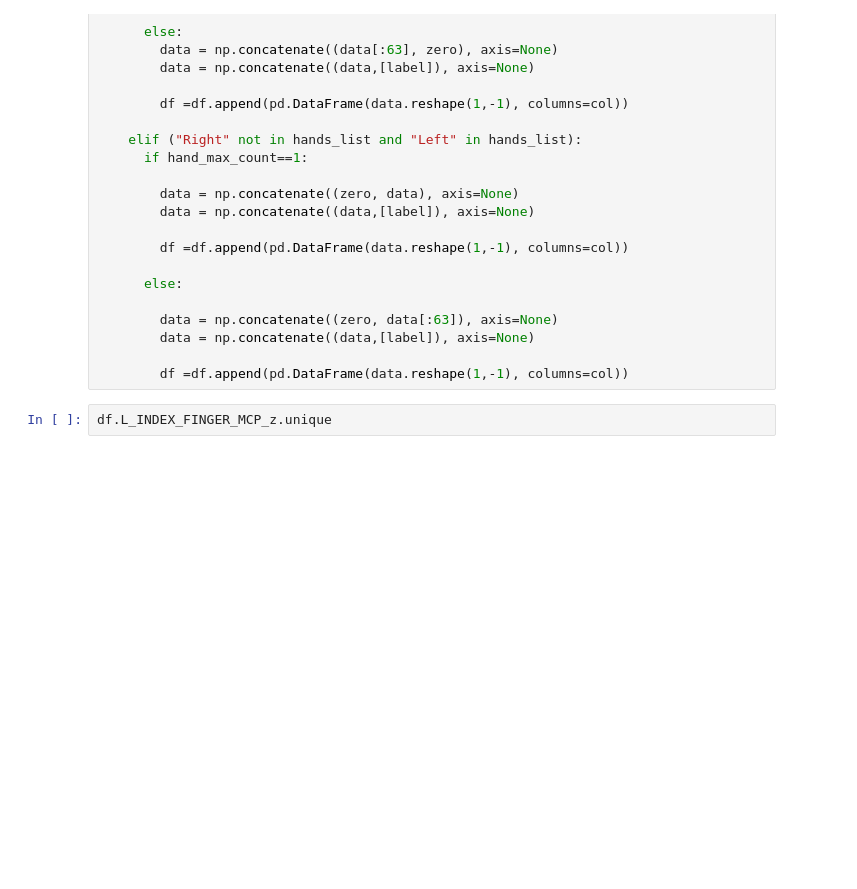
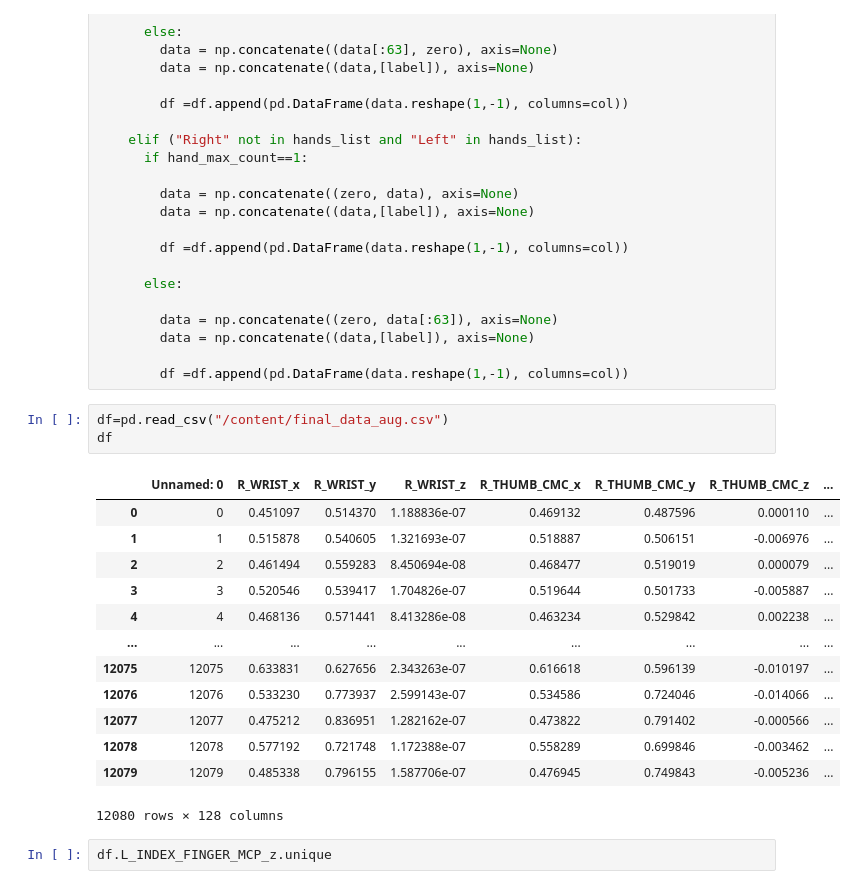
Before and after one commit to BouzCS/Sign-Language-Detection, a Jupyter notebook: Sign_Language_Detection.ipynb, the cells around one changed output. Cells and saved outputs as stored; diff of their text form; blank space fills up the shorter version.

```diff
--- a/Sign_Language_Detection.ipynb
+++ b/Sign_Language_Detection.ipynb
@@ -395,6 +403,23 @@ with mp_hands.Hands(
         data = np.concatenate((data,[label]), axis=None)
 
         df =df.append(pd.DataFrame(data.reshape(1,-1), columns=col))
+# %%
+df=pd.read_csv("/content/final_data_aug.csv")
+df
+# %% [output]
+|  | Unnamed: 0 | R_WRIST_x | R_WRIST_y | R_WRIST_z | R_THUMB_CMC_x | R_THUMB_CMC_y | R_THUMB_CMC_z | ... |
+| 0 | 0 | 0.451097 | 0.514370 | 1.188836e-07 | 0.469132 | 0.487596 | 0.000110 | ... |
+| 1 | 1 | 0.515878 | 0.540605 | 1.321693e-07 | 0.518887 | 0.506151 | -0.006976 | ... |
+| 2 | 2 | 0.461494 | 0.559283 | 8.450694e-08 | 0.468477 | 0.519019 | 0.000079 | ... |
+| 3 | 3 | 0.520546 | 0.539417 | 1.704826e-07 | 0.519644 | 0.501733 | -0.005887 | ... |
+| 4 | 4 | 0.468136 | 0.571441 | 8.413286e-08 | 0.463234 | 0.529842 | 0.002238 | ... |
+| ... | ... | ... | ... | ... | ... | ... | ... | ... |
+| 12075 | 12075 | 0.633831 | 0.627656 | 2.343263e-07 | 0.616618 | 0.596139 | -0.010197 | ... |
+| 12076 | 12076 | 0.533230 | 0.773937 | 2.599143e-07 | 0.534586 | 0.724046 | -0.014066 | ... |
+| 12077 | 12077 | 0.475212 | 0.836951 | 1.282162e-07 | 0.473822 | 0.791402 | -0.000566 | ... |
+| 12078 | 12078 | 0.577192 | 0.721748 | 1.172388e-07 | 0.558289 | 0.699846 | -0.003462 | ... |
+| 12079 | 12079 | 0.485338 | 0.796155 | 1.587706e-07 | 0.476945 | 0.749843 | -0.005236 | ... |
+12080 rows × 128 columns
 # %%
 df.L_INDEX_FINGER_MCP_z.unique
 # %% [output]
```
Also changed, not shown: parts of 22 cells of this notebook.
